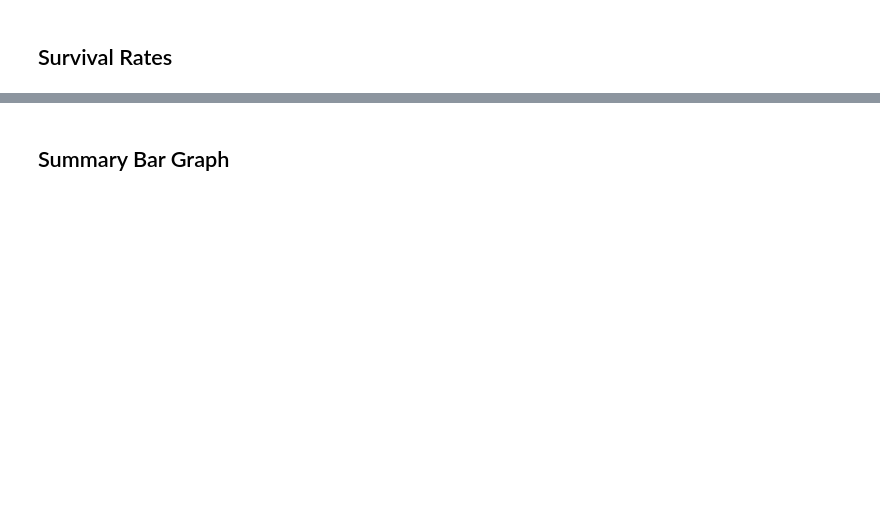
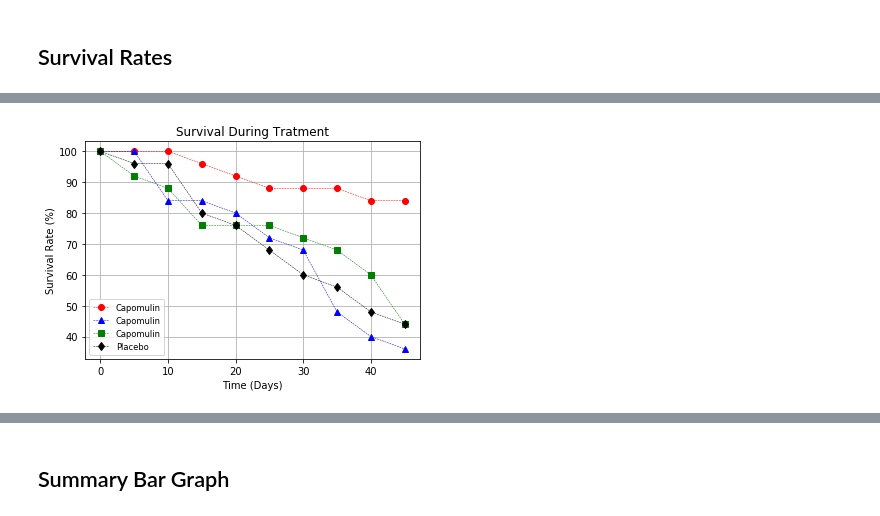
Before and after one commit to cpendarvis/CindyPendarvis_matplotlib-challenge, a Jupyter notebook: pymaceuticals.ipynb, the cells around one changed output, grey strips where cells are left out. Drawn from its saved outputs; the diff is of its cells as text; code cells hidden in the pictures; blank space fills up the shorter version.

```diff
--- a/pymaceuticals.ipynb
+++ b/pymaceuticals.ipynb
@@ -177,7 +272,11 @@ plt.show()
 ## Survival Rates
 # %%
 # Store the Count of Mice Grouped by Drug and Timepoint (W can pass any metric)
+# Convert to DataFrame
+# Preview DataFrame
+survival_count = combined_data.groupby(["Drug","Timepoint"]).count()["Tumor Volume (mm3)"]
+survival_count
 
-# Convert to DataFrame
+survival_count = pd.DataFrame({"Mouse Count": survival_count})
 
-# Preview DataFrame
+survival_count.head()
@@ -184,4 +291,7 @@ plt.show()
 # %%
 # Minor Data Munging to Re-Format the Data Frames
-
 # Preview the Data Frame
+survival_count = survival_count.reset_index()
+survival_count_pivot = survival_count.pivot(index="Timepoint",columns="Drug")["Mouse Count"]
+# Preview that Reformatting worked
+survival_count_pivot.head()
@@ -195,3 +306,24 @@ plt.show()
+# %%
+# Generate the Plot (Accounting for percentages)
+# Save the Figure
+# Show the Figure
+numMice = 25
+
+plt.plot(survival_count_pivot["Capomulin"]/numMice *100, "ro", linestyle="dashed", linewidth=0.50, label="Capomulin")
+plt.plot(survival_count_pivot["Infubinol"]/numMice *100, "b^", linestyle="dashed", linewidth=0.50, label="Capomulin")
+plt.plot(survival_count_pivot["Ketapril"]/numMice *100, "gs", linestyle="dashed", linewidth=0.50, label="Capomulin")
+plt.plot(survival_count_pivot["Placebo"]/numMice *100, "kd", linestyle="dashed", linewidth=0.50, label="Placebo")
+plt.title("Survival During Tratment")
+plt.xlabel("Time (Days)")
+plt.ylabel("Survival Rate (%)")
+plt.grid(True)
+plt.legend(loc="best", fontsize="small", fancybox=True)
+
+plt.savefig("survivalAnalysis.png")
+
+plt.show()
+# %% [output]
+[figure, added]
 # %% [markdown]
 ![Metastatic Spread During Treatment](../Images/survival.png)
 # %% [markdown]
```
Also changed, not shown: parts of 22 cells of this notebook.
